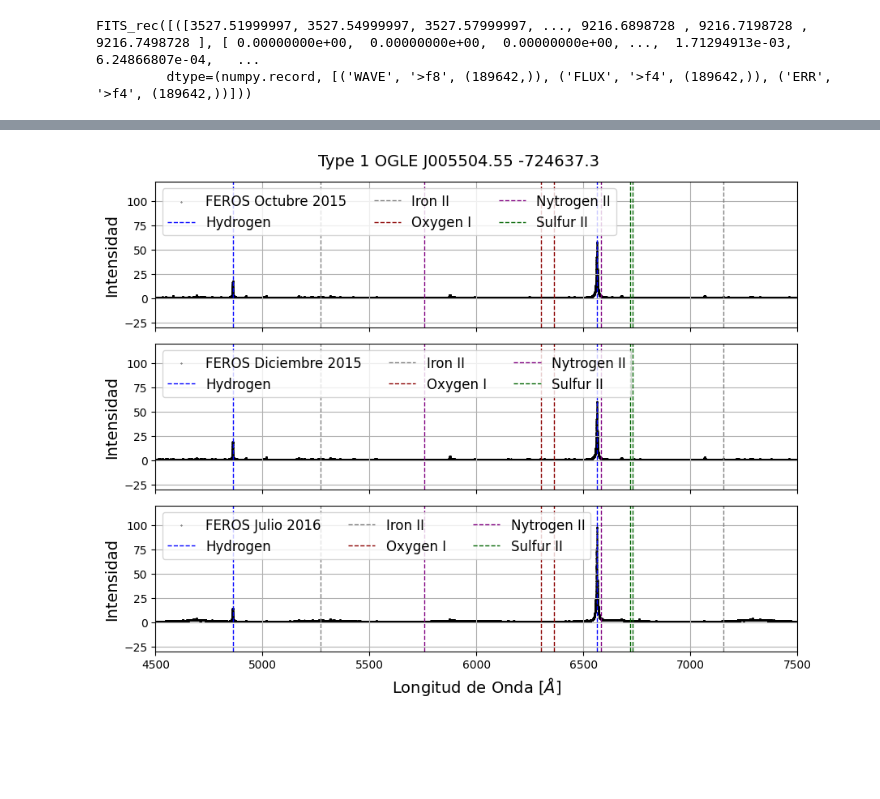
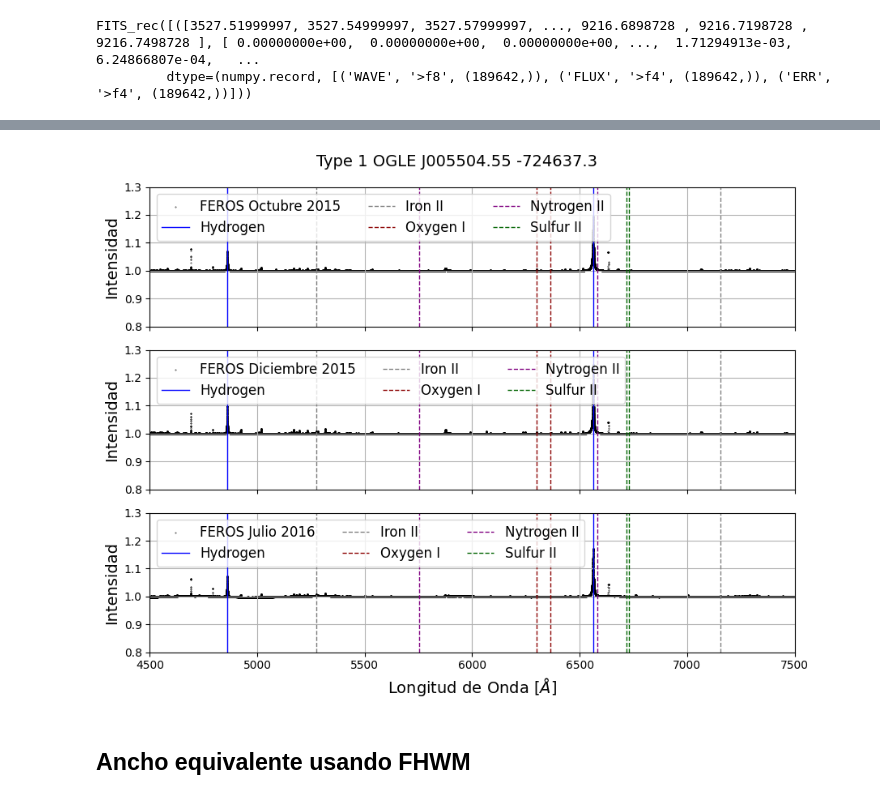
Before and after one commit to lsperezm/Red_Be_Stars, a Jupyter notebook: Code/B103.ipynb, the cells around one changed output, grey strips where cells are left out. Saved outputs shown, nothing was run; the diff lists cells and outputs as text; code cells hidden in the pictures; blank space fills up the shorter version.

```diff
--- a/Code/B103.ipynb
+++ b/Code/B103.ipynb
@@ -28,6 +52,6 @@ FITS_rec([([3527.51999997, 3527.54999997, 3527.57999997, ..., 9216.6898728 , 921
 # %%
 #Data October 2015
-xd1_new=data1['FLUX'][0].tolist()
+xd1_new=data1['FLUX'][0]+1
 xd1_filt=median_filter(xd1_new,20)
 lam1 = data1['WAVE'][0]
 
@@ -37,7 +61,7 @@ mask_gamma1=np.abs(4367.23-lam1)>50 #H_gamma está corrido
 mask1=mask_alpha1&mask_beta1&mask_gamma1
 
 #Data December 2015
-xd2_new=data2['FLUX'][0].tolist()
+xd2_new=data2['FLUX'][0]+1
 xd2_filt=median_filter(xd2_new,20)
 lam2 = data2['WAVE'][0]
 
@@ -47,7 +71,7 @@ mask_gamma2=np.abs(4367.23-lam2)>50 #H_gamma está corrido
 mask2=mask_alpha2&mask_beta2&mask_gamma2
 
 #Data July 2016
-xd3_new=data3['FLUX'][0].tolist()
+xd3_new=data3['FLUX'][0]+1
 xd3_filt=median_filter(xd3_new,20)
 lam3 = data3['WAVE'][0]
 
@@ -71,7 +95,7 @@ axs[2].scatter(lam3-3.5,xd3_filt/modelo3(lam3), s=0.1, color='black',label='FERO
 
 # Labels
 for ax in axs:
-    ax.set_ylabel('Intensidad',fontsize=14)
+    ax.set_ylabel('Amplitud',fontsize=14)
     ax.axvline(x=6562.8, color='blue', linestyle='--', linewidth=1,label=r'H-$\alpha$')
     ax.axvline(x=4861.3, color='blue', linestyle='--', linewidth=1)
     ax.legend(loc='upper left', fontsize=12)
@@ -79,9 +103,9 @@ for ax in axs:
 axs[-1].set_xlabel(r'Longitud de Onda [$\AA$]',fontsize=14)
 axs[-1].set_xlim(6440, 6680)
 #axs[-1].set_xlim(4740, 4980)#H-beta
-axs[0].set_ylim(-10, 110)
-axs[1].set_ylim(-10, 110)
-axs[2].set_ylim(-10,110)
+axs[0].set_ylim(0.5, 1.5)
+axs[1].set_ylim(0.5, 1.5)
+axs[2].set_ylim(0.5,1.5)
 
 fig.suptitle('Type 1 OGLE J005504.55 -724637.3',fontsize=14)
 plt.tight_layout()
@@ -186,36 +216,38 @@ axs[0].scatter(lam1-3.6,xd1_filt/modelo1(lam1),s=0.1, color='black', label='FERO
 axs[1].scatter(lam2-3.6,xd2_filt/modelo2(lam2), s=0.1, color='black',label='FEROS Diciembre 2015')
 axs[2].scatter(lam3-3.6,xd3_filt/modelo3(lam3), s=0.1, color='black',label='FEROS Julio 2016')
 
 
 
 # Labels
 for ax in axs:
     ax.set_ylabel('Intensidad',fontsize=14)
-    ax.axvline(x=6562.8, color='blue', linestyle='--', linewidth=1,label=r'Hydrogen')
-    ax.axvline(x=4861.3, color='blue', linestyle='--', linewidth=1)
+    ax.axvline(x=6562.8, color='blue', linestyle='-', linewidth=1,label=r'Hydrogen')
+    ax.axvline(x=4861.3, color='blue', linestyle='-', linewidth=1)
     ax.axvline(x=7155, color='gray', linestyle='--', linewidth=1,label=r'Iron II')
     ax.axvline(x=4244, color='gray', linestyle='--', linewidth=1)
     ax.axvline(x=4287, color='gray', linestyle='--', linewidth=1)
     ax.axvline(x=4415, color='gray', linestyle='--', linewidth=1)
     ax.axvline(x=5273, color='gray', linestyle='--', linewidth=1)
     ax.axvline(x=6300, color='darkred', linestyle='--', linewidth=1,label=r'Oxygen I')
     ax.axvline(x=6363, color='darkred', linestyle='--', linewidth=1)
     ax.axvline(x=5755, color='purple', linestyle='--', linewidth=1,label=r'Nytrogen II')
     ax.axvline(x=6584, color='purple', linestyle='--', linewidth=1)
     ax.axvline(x=4068, color='darkgreen', linestyle='--', linewidth=1,label=r'Sulfur II')
     ax.axvline(x=6717, color='darkgreen', linestyle='--', linewidth=1)
     ax.axvline(x=6730, color='darkgreen', linestyle='--', linewidth=1)
     ax.legend(loc='upper left', fontsize=12,ncol=3)
     ax.grid(True)
 axs[-1].set_xlabel(r'Longitud de Onda [$\AA$]',fontsize=14)
 axs[-1].set_xlim(4500, 7500)
-axs[0].set_ylim(-30, 120)
-axs[1].set_ylim(-30, 120)
-axs[2].set_ylim(-30,120)
+axs[0].set_ylim(0.8, 1.3)
+axs[1].set_ylim(0.8, 1.3)
+axs[2].set_ylim(0.8,1.3)
 
 fig.suptitle('Type 1 OGLE J005504.55 -724637.3',fontsize=14)
 plt.tight_layout()
 plt.savefig('B103_full')
 plt.show()
 # %% [output]
-[figure, old version]
+[figure, new version]
+# %% [markdown]
+## Ancho equivalente usando FHWM
```
Also changed, not shown: parts of 13 cells of this notebook, 10 other files.
